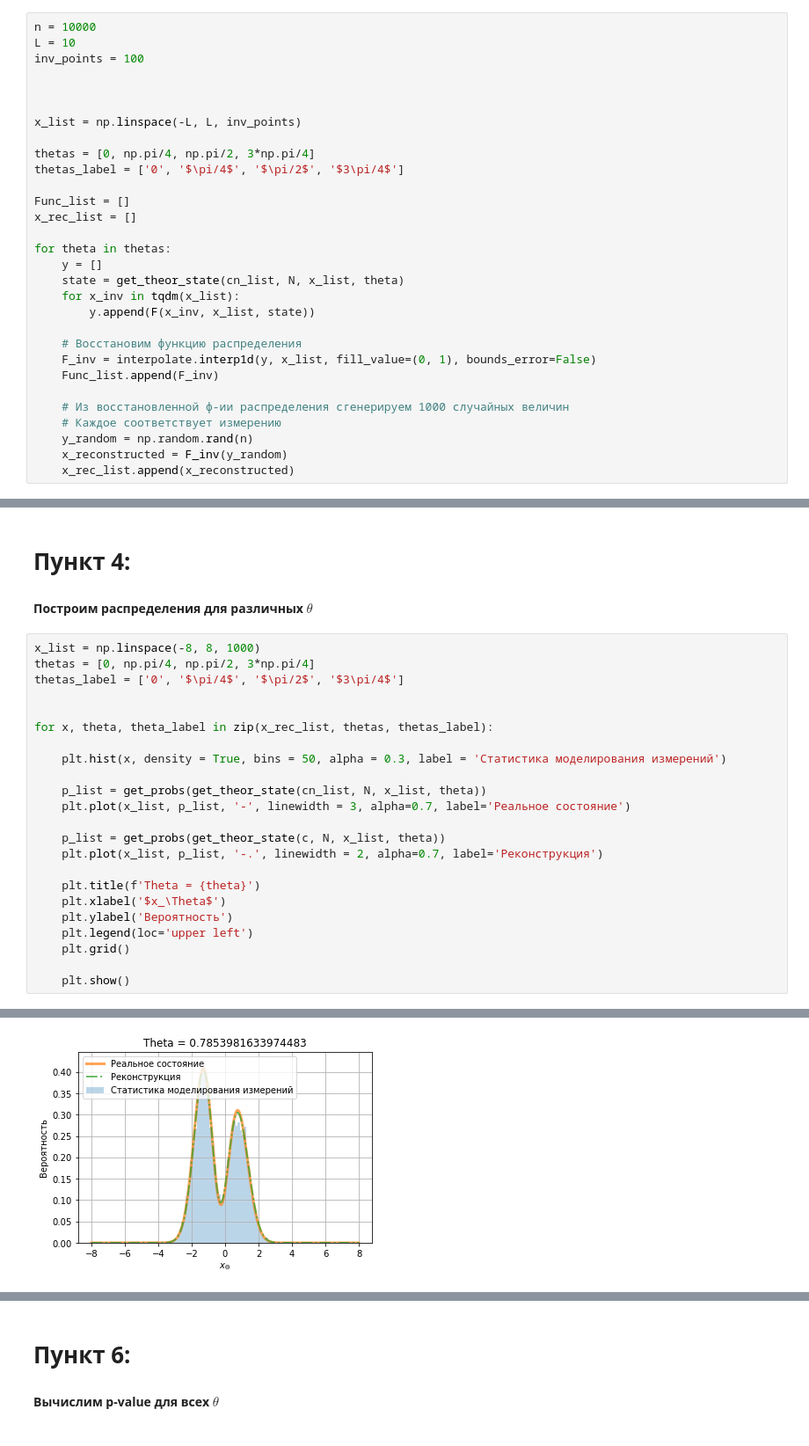
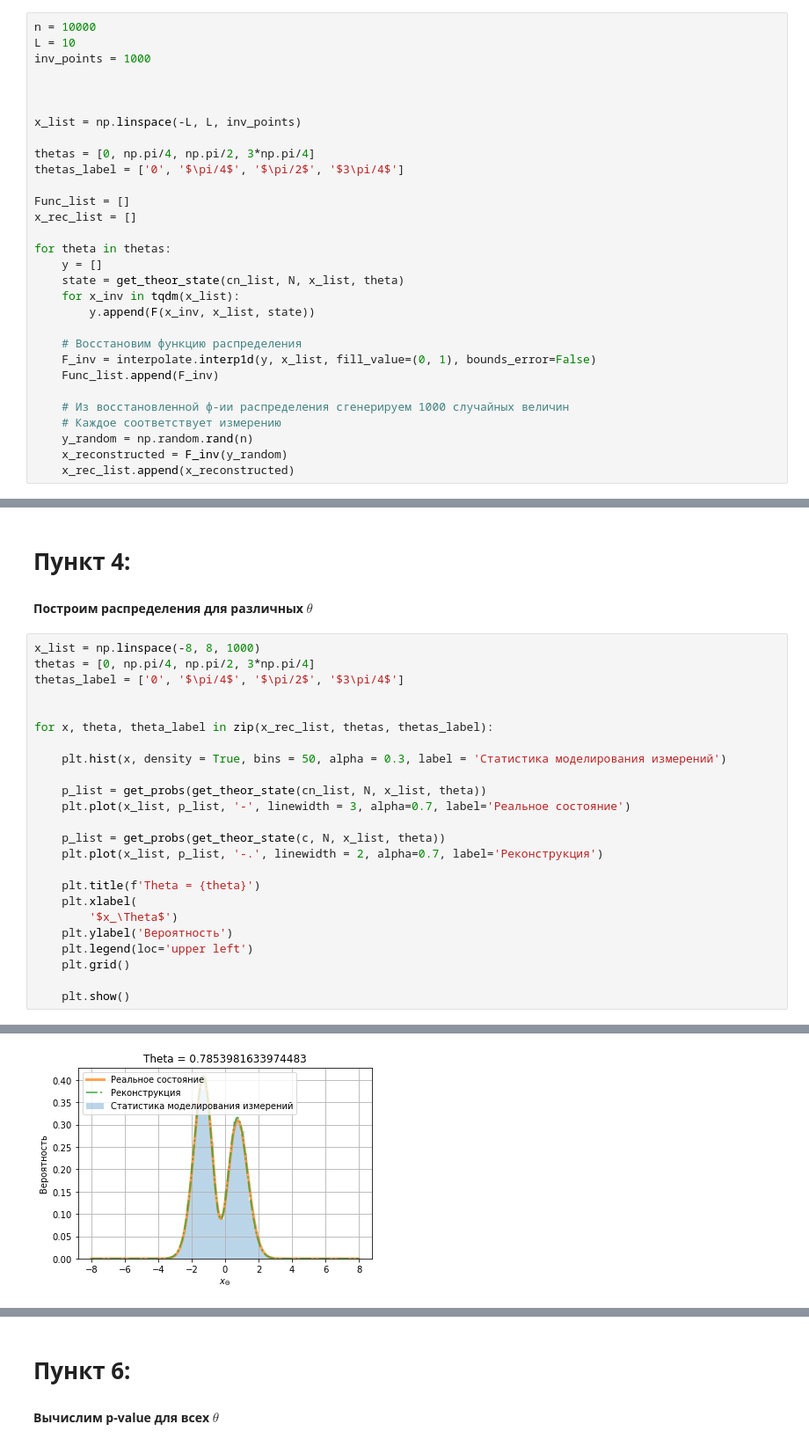
Before and after one commit to Stasononoff/Process_tomography, a Jupyter notebook: lab4/lab4.ipynb, the cells around one changed output, grey strips where cells are left out. Shown at 88% size. Saved outputs shown, nothing was run; the diff lists cells and outputs as text.

```diff
--- a/lab4/lab4.ipynb
+++ b/lab4/lab4.ipynb
@@ -173,7 +173,7 @@ def F(z, x_list, state):
 # %%
 n = 10000
 L = 10
-inv_points = 100
+inv_points = 1000
 
 
 
@@ -373,7 +390,8 @@ for x, theta, theta_label in zip(x_rec_list, thetas, thetas_label):
     plt.plot(x_list, p_list, '-.', linewidth = 2, alpha=0.7, label='Реконструкция')
 
     plt.title(f'Theta = {theta}')
-    plt.xlabel('$x_\Theta$')
+    plt.xlabel(
+        '$x_\Theta$')
     plt.ylabel('Вероятность')
     plt.legend(loc='upper left')
     plt.grid()
@@ -384 +402 @@ for x, theta, theta_label in zip(x_rec_list, thetas, thetas_label):
-[figure, old version]
+[figure, new version]
```
Also changed, not shown: parts of 15 cells of this notebook, 6 other files.
